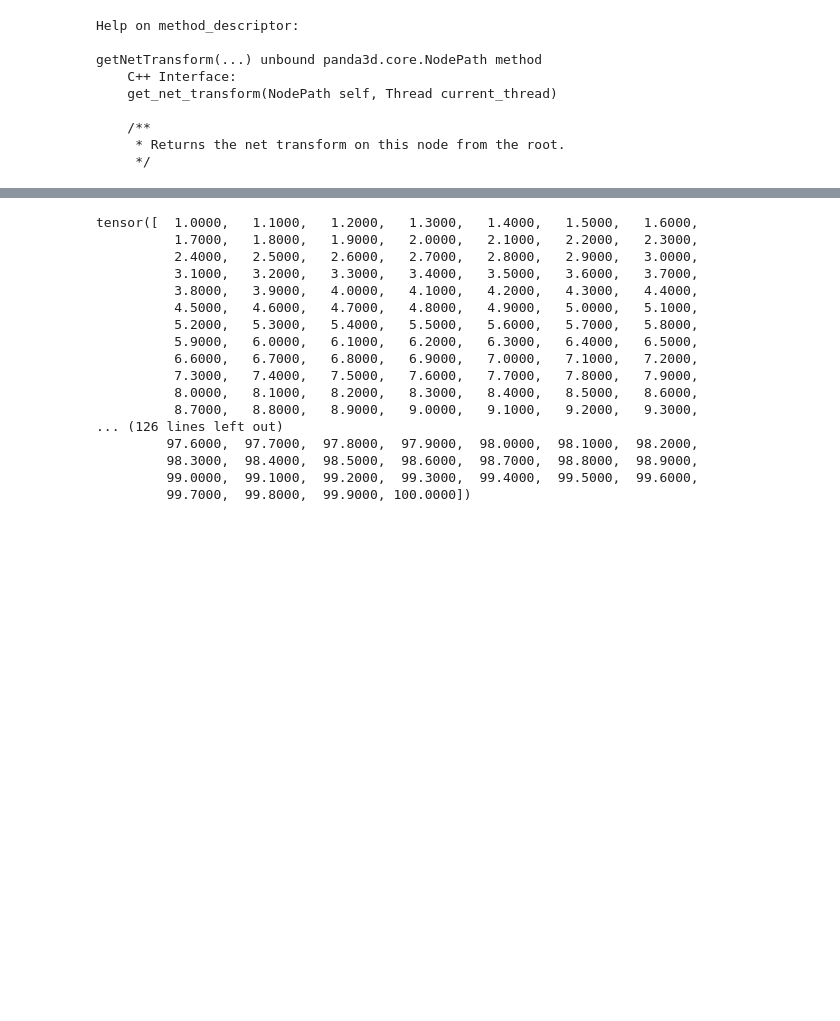
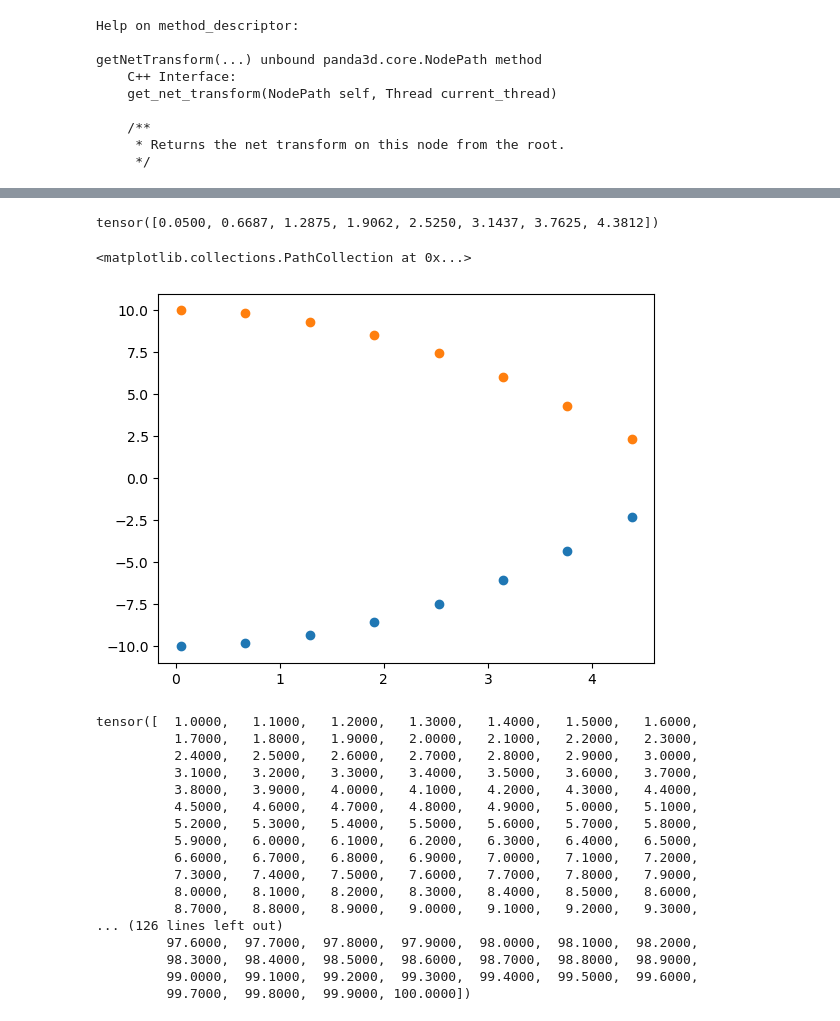
Before and after one commit to Ywatcher/GameNotesPanda3D, a Jupyter notebook: p1/7.ships.ipynb, the cells around one changed output, grey strips where cells are left out. Saved outputs shown, nothing was run; the diff lists cells and outputs as text; code cells hidden in the pictures; blank space fills up the shorter version.

Commit message:
ship with frame

```diff
--- a/p1/7.ships.ipynb
+++ b/p1/7.ships.ipynb
@@ -1033,5 +1067,24 @@ plt.scatter(rho,z_2_shift*torch.ones_like(rho))
 # %%
-r1,r2
+# keel thickness: 1m
+# frame thickness: 0.1m
+n_steps_frame = 8
+step = (r2 - r1) / n_steps_frame
+rho = torch.arange(start=r1, end=r2+step, step=step)[:-1]
+
+print(rho)
+z_2_shift = a * r2 ** 2
+radius = a * rho ** 2 - z_2_shift
+x1 =  radius
+x2 = -  radius
+plt.scatter(rho,x1)
+plt.scatter(rho,x2)
+# CylinderShape(
+#     r = radius,
+#     height=1,
+# %% [output]
+tensor([0.0500, 0.6687, 1.2875, 1.9062, 2.5250, 3.1437, 3.7625, 4.3812])
+<matplotlib.collections.PathCollection at 0x...>
+[figure, added]
 # %%
 r2+step
 # %%
```
Also changed, not shown: parts of 7 cells of this notebook, 1 other file.
